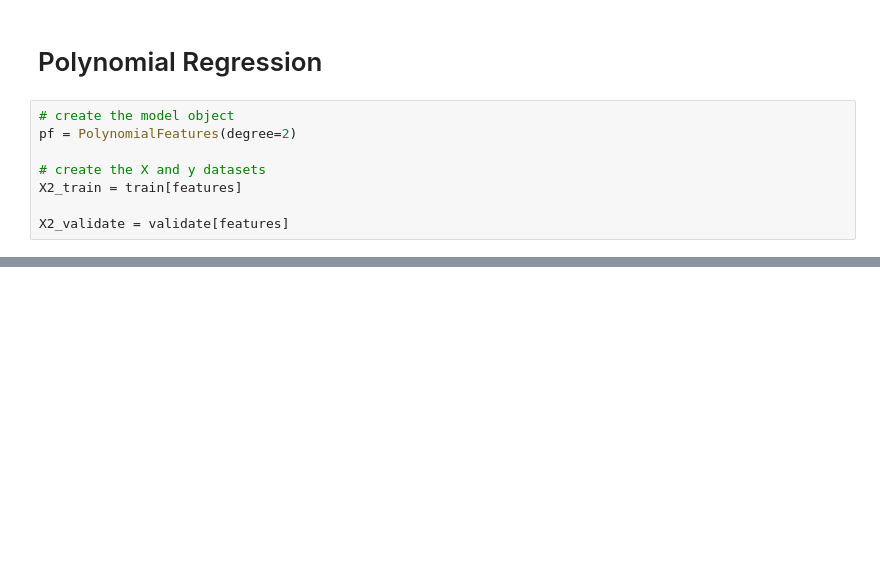
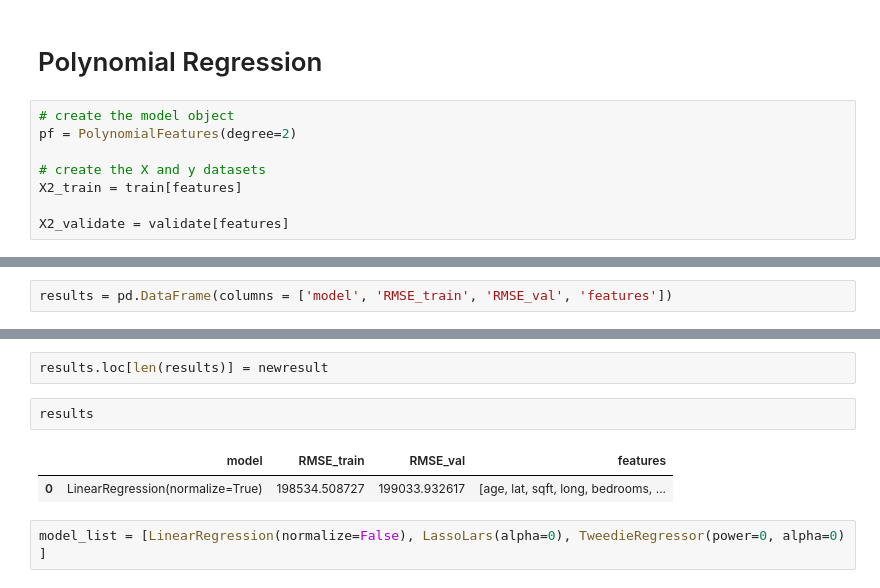
Before and after one commit to DanChurchill/regression_project_zillow, a Jupyter notebook: scale_test2.ipynb, the cells around one changed output, grey strips where cells are left out. Drawn from its saved outputs; the diff is of its cells as text; blank space fills up the shorter version.

```diff
--- a/scale_test2.ipynb
+++ b/scale_test2.ipynb
@@ -236,0 +269,2 @@ X_train
+# %%
+results = pd.DataFrame(columns = ['model', 'RMSE_train', 'RMSE_val', 'features'])
@@ -236,0 +281,9 @@ X_train
+# %%
+results.loc[len(results)] = newresult
+# %%
+results
+# %% [output]
+|  | model | RMSE_train | RMSE_val | features |
+| 0 | LinearRegression(normalize=True) | 198534.508727 | 199033.932617 | [age, lat, sqft, long, bedrooms, ... |
+# %%
+model_list = [LinearRegression(normalize=False), LassoLars(alpha=0), TweedieRegressor(power=0, alpha=0) ]
```
Also changed, not shown: parts of 18 cells of this notebook, 9 other files.
